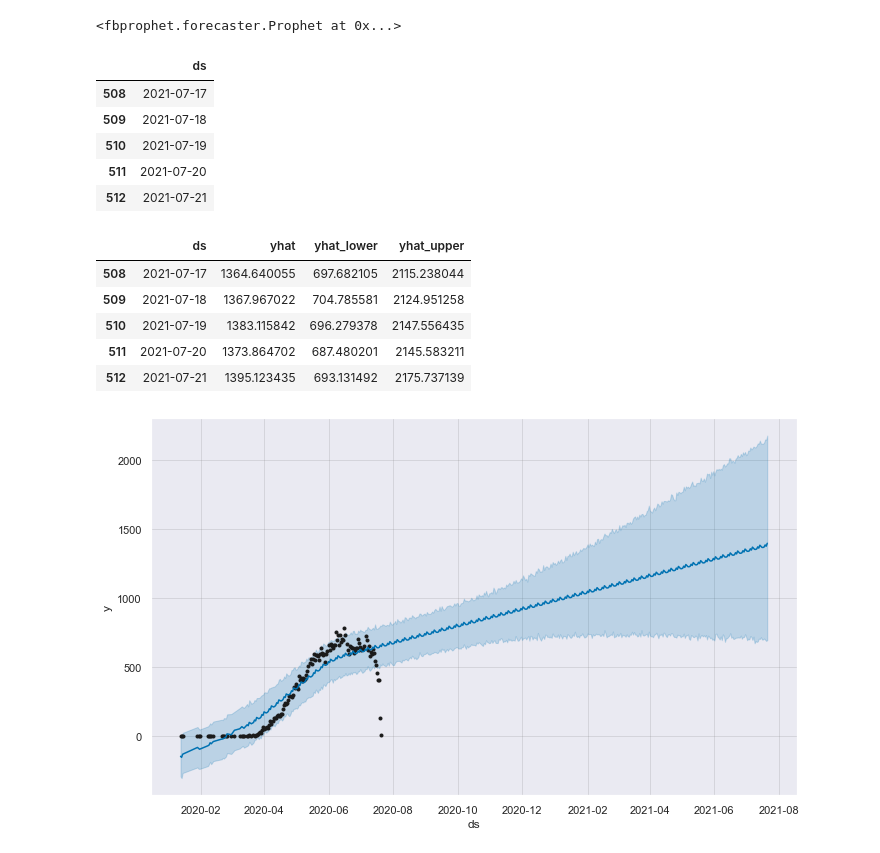
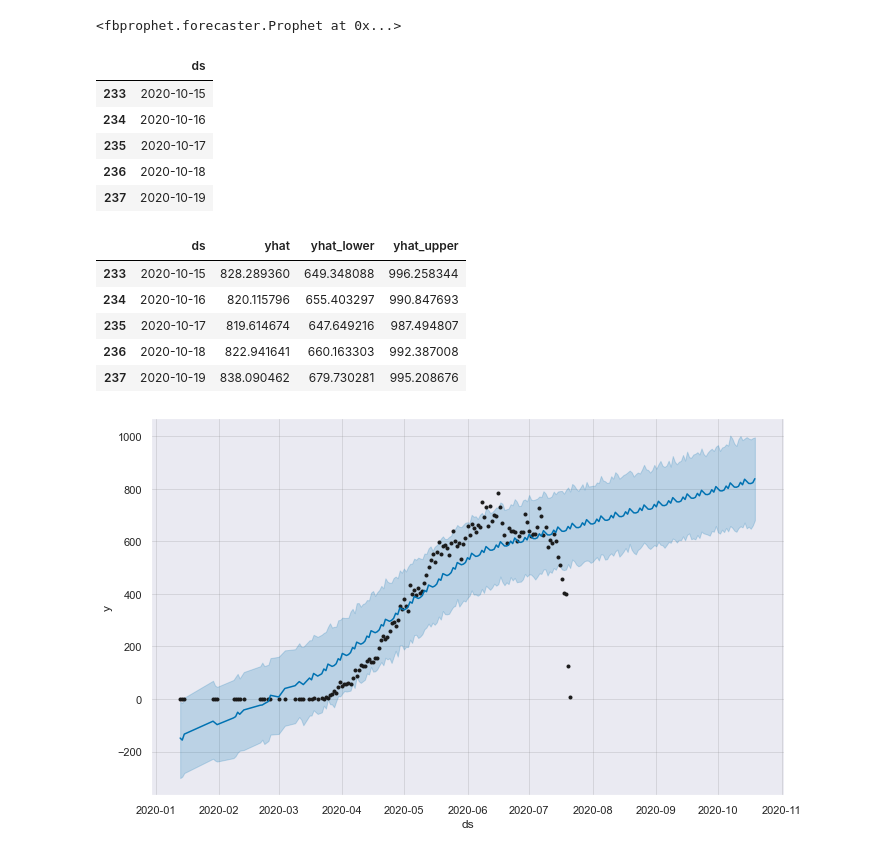
Before and after one commit to epg3/COVID_19_MX, a Jupyter notebook: Model.ipynb, the cells around one changed output. Saved outputs shown, nothing was run; the diff lists cells and outputs as text; code cells hidden in the pictures.

```diff
--- a/Model.ipynb
+++ b/Model.ipynb
@@ -492,29 +430,29 @@ INFO:fbprophet:Disabling yearly seasonality. Run prophet with yearly_seasonality
 INFO:fbprophet:Disabling daily seasonality. Run prophet with daily_seasonality=True to override this.
 <fbprophet.forecaster.Prophet at 0x...>
 # %%
-future_death = prophet_death.make_future_dataframe(periods=365)
+future_death = prophet_death.make_future_dataframe(periods=90)
 future_death.tail()
 # %% [output]
 |  | ds |
-| 508 | 2021-07-17 |
-| 509 | 2021-07-18 |
-| 510 | 2021-07-19 |
-| 511 | 2021-07-20 |
-| 512 | 2021-07-21 |
+| 233 | 2020-10-15 |
+| 234 | 2020-10-16 |
+| 235 | 2020-10-17 |
+| 236 | 2020-10-18 |
+| 237 | 2020-10-19 |
 # %%
-forecast = prophet_death.predict(future)
-forecast[['ds', 'yhat', 'yhat_lower', 'yhat_upper']].tail()
+forecast_death = prophet_death.predict(future_death)
+forecast_death[['ds', 'yhat', 'yhat_lower', 'yhat_upper']].tail()
 # %% [output]
 |  | ds | yhat | yhat_lower | yhat_upper |
-| 508 | 2021-07-17 | 1364.640055 | 697.682105 | 2115.238044 |
-| 509 | 2021-07-18 | 1367.967022 | 704.785581 | 2124.951258 |
-| 510 | 2021-07-19 | 1383.115842 | 696.279378 | 2147.556435 |
-| 511 | 2021-07-20 | 1373.864702 | 687.480201 | 2145.583211 |
-| 512 | 2021-07-21 | 1395.123435 | 693.131492 | 2175.737139 |
+| 233 | 2020-10-15 | 828.289360 | 649.348088 | 996.258344 |
+| 234 | 2020-10-16 | 820.115796 | 655.403297 | 990.847693 |
+| 235 | 2020-10-17 | 819.614674 | 647.649216 | 987.494807 |
+| 236 | 2020-10-18 | 822.941641 | 660.163303 | 992.387008 |
+| 237 | 2020-10-19 | 838.090462 | 679.730281 | 995.208676 |
 # %%
-fig1 = prophet_death.plot(forecast)
+fig1 = prophet_death.plot(forecast_death)
 # %% [output]
-[figure, old version]
+[figure, new version]
 # %%
 fig2 = prophet_death.plot_components(forecast)
 # %% [output]
```
Also changed, not shown: parts of 17 cells of this notebook.
